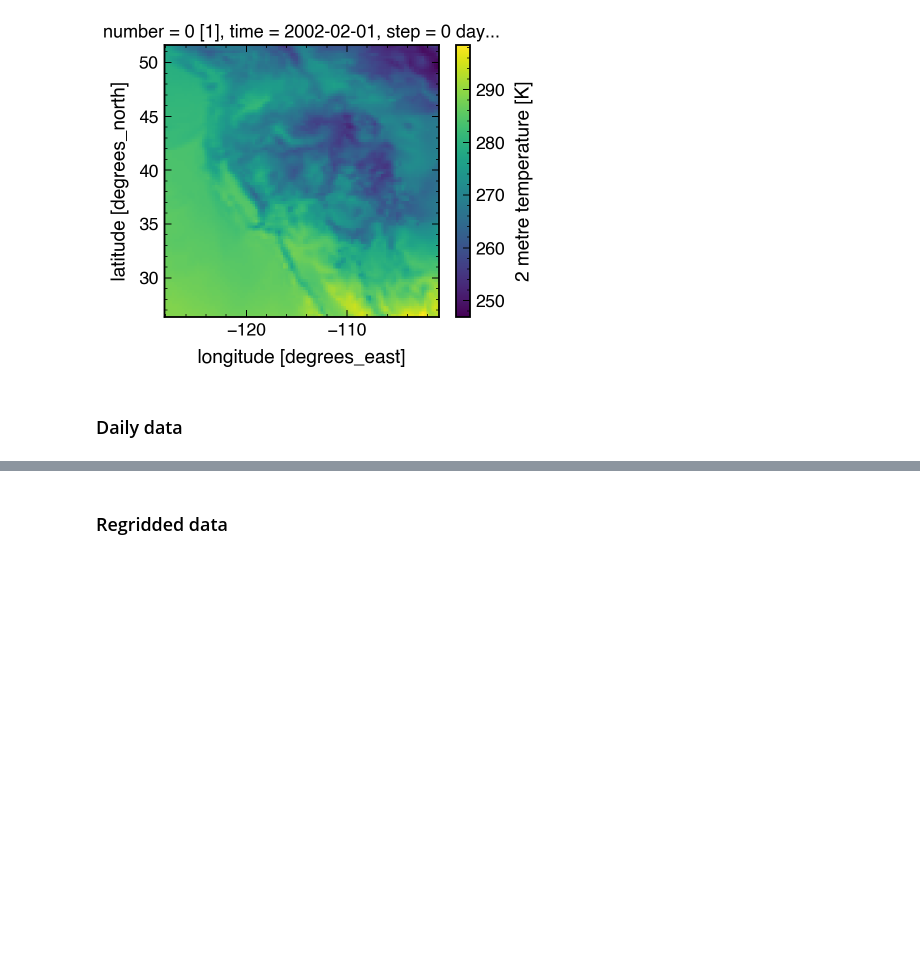
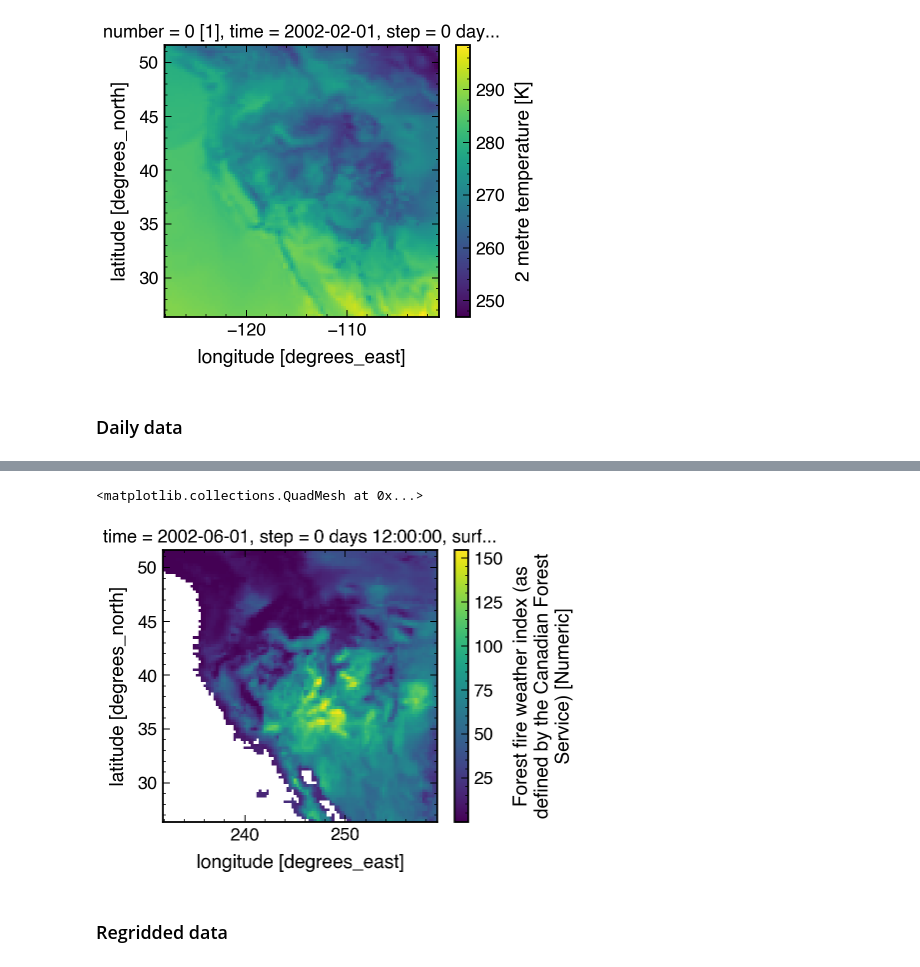
Before and after one commit to jtbuch/fire_hazard_index, a Jupyter notebook: scripts/preliminary_data_analysis.ipynb, the cells around one changed output, grey strips where cells are left out. Saved outputs shown, nothing was run; the diff lists cells and outputs as text; code cells hidden in the pictures; blank space fills up the shorter version.

```diff
--- a/scripts/preliminary_data_analysis.ipynb
+++ b/scripts/preliminary_data_analysis.ipynb
@@ -200 +250,8 @@ ds.t2m[0].plot()
+# %%
+ffwi_da= xarray.open_dataarray(f'{DATADIR}/daily/era5_wus_forecast_daily_FFWI_2002-2020.nc')
+# %%
+ffwi_da[120].plot()
+# %% [output]
+<matplotlib.collections.QuadMesh at 0x...>
+[figure, added]
 # %%
```
Also changed, not shown: parts of 29 cells of this notebook, 1 other file.
